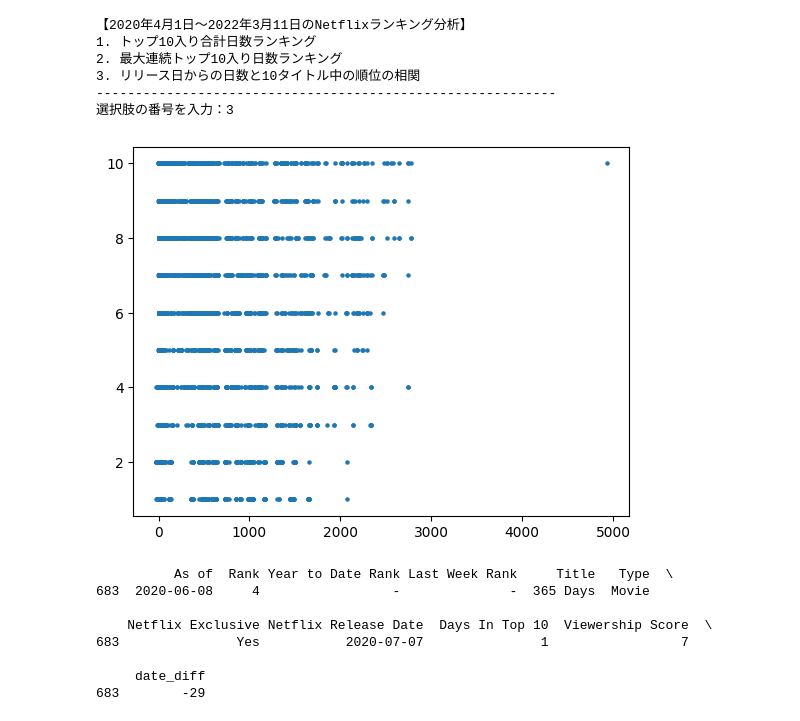
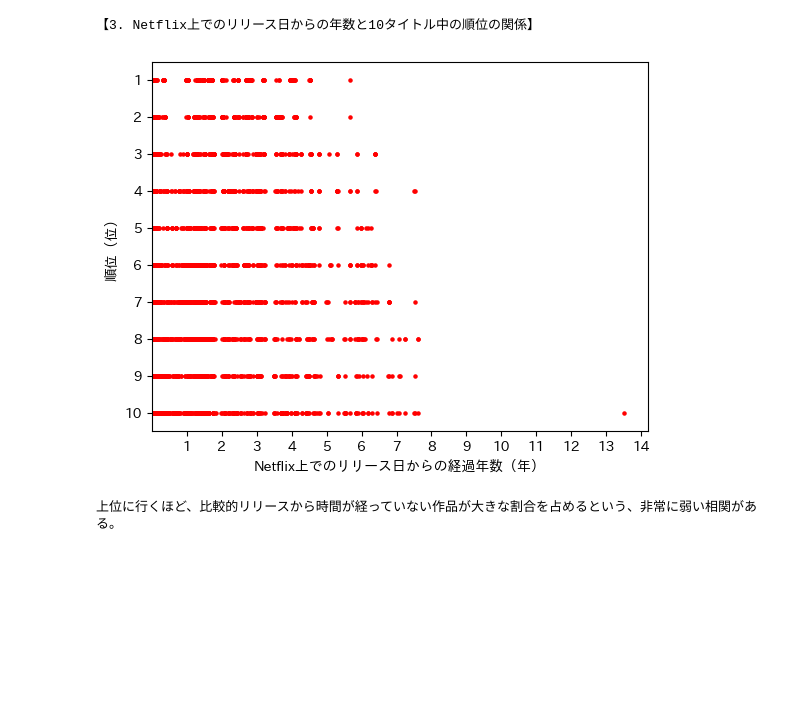
Before and after one commit to ShotaSasaki-HCU/Prog2kakushin, a Jupyter notebook: work1.ipynb, the cells around one changed output. Cells and saved outputs as stored; diff of their text form; code cells hidden in the pictures; blank space fills up the shorter version.

Commit message:
「3. Netflix上でのリリース日からの年数と10タイトル中の順位の関係」を完成させた。

```diff
--- a/work1.ipynb
+++ b/work1.ipynb
@@ -8,12 +8,14 @@ import pandas as pd
 from google.colab import output # 出力画面クリア用
 import datetime
 from matplotlib import pyplot as plt
+!pip install japanize-matplotlib
+import japanize_matplotlib
 
 # header=0として、csvの１行目は列名と指定する。
 df = pd.read_csv('https://raw.githubusercontent.com/ShotaSasaki-HCU/Prog2kakushin/main/netflix%20daily%20top%2010.csv', header=0)
 
 separate = '-----------------------------------------------------------' # 区切り横線
-functions = ["トップ10入り合計日数ランキング", "最大連続トップ10入り日数ランキング", "リリース日からの日数と10タイトル中の順位の相関"] # 機能一覧を格納するリストfunctions
+functions = ["トップ10入り合計日数ランキング", "最大連続トップ10入り日数ランキング", "Netflix上でのリリース日からの年数と10タイトル中の順位の関係"] # 機能一覧を格納するリストfunctions
 error_enable = False # 選択肢範囲外をユーザが選択したとき用のフラグ
 while True:
   output.clear() # 選択肢範囲外を選択し、戻ってきた場合のため出力画面をクリアする。
@@ -71,49 +73,44 @@ while True:
       print("【2. 最大連続トップ10入り日数ランキング】")
       if error_enable:
         print("[エラー]1~" + str(len(in_a_row_final_sorted)) + "の範囲で入力してください。")
       limit = int(input("上位何位(1~" + str(len(in_a_row_final_sorted)) + ")まで表示しますか？："))
       if not(1 <= limit <= len(in_a_row_final_sorted)): # 選択肢範囲外をユーザが指定したらwhile文の先頭まで戻る。
         error_enable = True
         continue
       error_enable = False
       break
     print('   ' + 'Title'.center(30) + ':\t最大連続日数\n' + separate)
     for i in range(limit):
       print(str(i+1) + '. ' + in_a_row_final_sorted[i][0].center(30) + ':\t' + str(in_a_row_final_sorted[i][1]).center(11))
 
-  # 3. リリース日からの日数と10タイトル中の順位の相関
+  # 3. Netflix上でのリリース日からの年数と10タイトル中の順位の関係
   elif select == 3:
+    output.clear() # 画面遷移のため、出力画面をクリアする。
+    print("【3. Netflix上でのリリース日からの年数と10タイトル中の順位の関係】")
     # トップ10入りの日時をdatetime型に変換する。
     df['As of'] = pd.to_datetime(df['As of']).dt.date
     # 作品のリリース日時をdatetime型に変換する。
     abbre_dict = {'Jan':1, 'Feb':2, 'Mar':3, 'Apr':4, 'May':5, 'Jun':6, 'Jul':7, 'Aug':8, 'Sep':9, 'Oct':10, 'Nov':11, 'Dec':12} # 月の略を数字に変換するための辞書
     for key, value in abbre_dict.items():
       df['Netflix Release Date'] = df['Netflix Release Date'].replace(key, str(value), regex=True)
     df['Netflix Release Date'] = pd.to_datetime(df['Netflix Release Date'], format='%m %d, %Y').dt.date
 
     df['date_diff'] = (df['As of'] - df['Netflix Release Date'])
     df['date_diff'] = df['date_diff'].dt.days
 
-    plt.scatter(df['date_diff'], df['Rank'], s=5)
+    plt.scatter(df['date_diff'], df['Rank'], s=5, c='r')
+    plt.xlabel('Netflix上でのリリース日からの経過年数（年）')
+    plt.xlim(left=0)
+    plt.xticks([365, 730, 1095, 1460, 1825, 2190, 2555, 2920, 3285, 3650, 4015, 4380, 4745, 5110], [1, 2, 3, 4, 5, 6, 7, 8 ,9, 10, 11, 12, 13, 14])
+    plt.ylabel('順位（位）')
+    plt.ylim(10.5, 0.5)
+    plt.yticks([10, 9, 8, 7, 6, 5, 4, 3, 2, 1])
     plt.show()
 
-    # print(df.sort_values('date_diff'))
-    print(df[683:684])
+    print("上位に行くほど、比較的リリースから時間が経っていない作品が大きな割合を占めるという、非常に弱い相関がある。")
 
   break
 # %% [output]
-【2020年4月1日〜2022年3月11日のNetflixランキング分析】
-1. トップ10入り合計日数ランキング
-2. 最大連続トップ10入り日数ランキング
-3. リリース日からの日数と10タイトル中の順位の相関
------------------------------------------------------------
-選択肢の番号を入力：3
+【3. Netflix上でのリリース日からの年数と10タイトル中の順位の関係】
-[figure, old version]
+[figure, new version]
-          As of  Rank Year to Date Rank Last Week Rank     Title   Type  \
-683  2020-06-08     4                 -              -  365 Days  Movie
-
-    Netflix Exclusive Netflix Release Date  Days In Top 10  Viewership Score  \
-683               Yes           2020-07-07               1                 7
-
-     date_diff
-683        -29
+上位に行くほど、比較的リリースから時間が経っていない作品が大きな割合を占めるという、非常に弱い相関がある。
```
